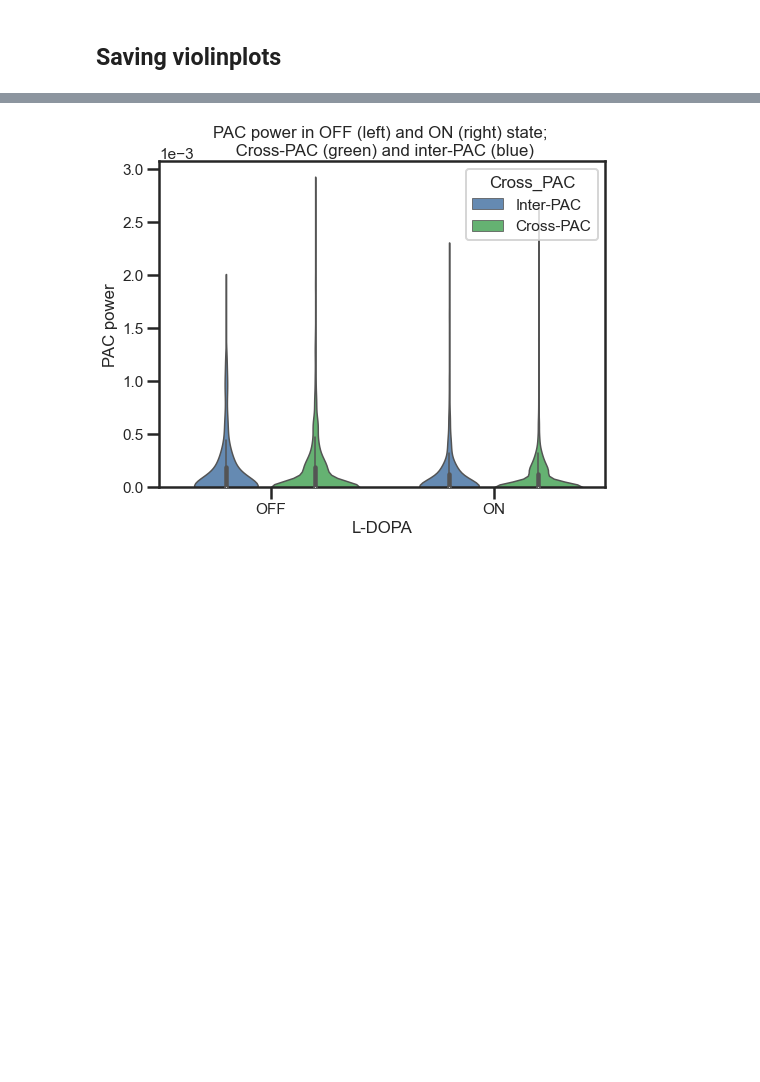
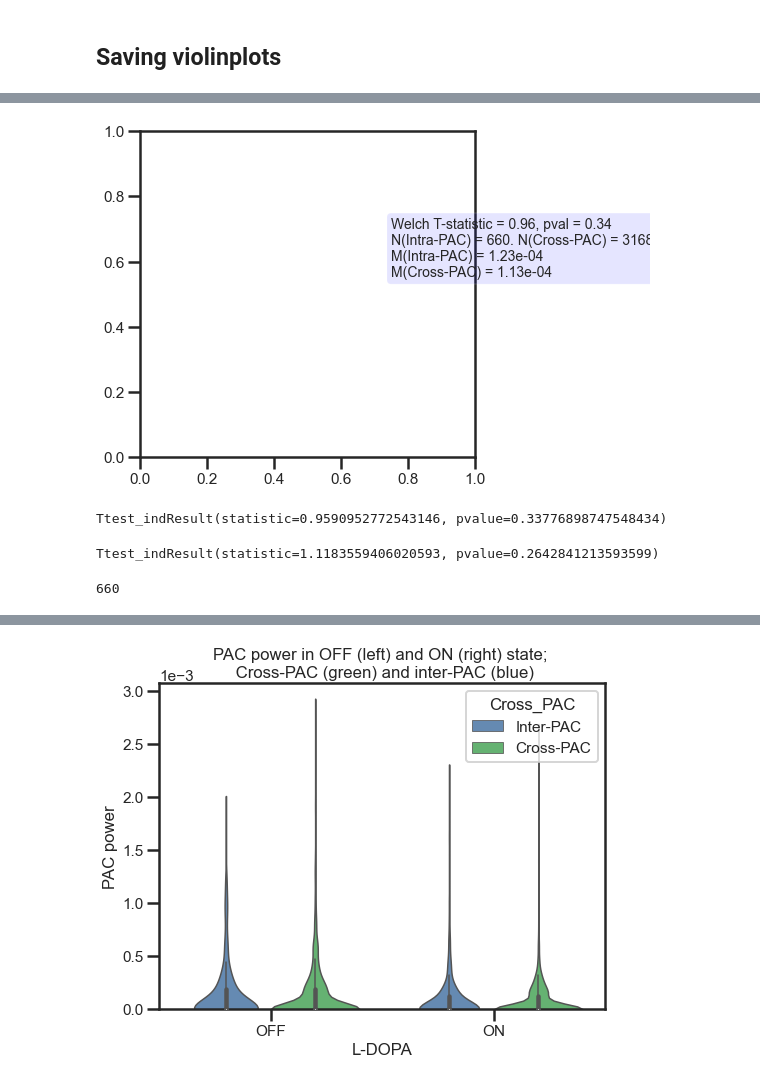
Before and after one commit to atimcenko/pac, a Jupyter notebook: dev_pac_comparison.ipynb, the cells around one changed output, grey strips where cells are left out. Saved outputs shown, nothing was run; the diff lists cells and outputs as text; code cells hidden in the pictures; blank space fills up the shorter version.

```diff
--- a/dev_pac_comparison.ipynb
+++ b/dev_pac_comparison.ipynb
@@ -68,0 +63,17 @@ plt.savefig(os.path.join(save_path, 'Violin_OFF vs ON.png'), dpi=150)
+# %%
+plt.figure(figsize=(6, 6))
+
+stat, pvalue = stats.ttest_ind(x, y, equal_var=False)
+stat_result = f"Welch T-statistic = {stat:.2f}, pval = {pvalue:.2f} \nN(Intra-PAC) = {len(x)}. N(Cross-PAC) = {len(y)}\nM(Intra-PAC) = {x.mean():.2e} \nM(Cross-PAC) = {y.mean():.2e}"
+plt.text(0.5, 0.5, s=stat_result, fontsize=14, bbox=dict(boxstyle="round", facecolor='blue', alpha=0.1, ), transform=ax.transAxes)
+plt.savefig(os.path.join(save_path, 'Violin_Cross vs Intra STAT RESULT.png'), dpi=200)
+# %% [output]
+[figure, added]
+# %%
+x = np.array(df['pac_power_p2'][df.is_cross_pac == 0])
+y = np.array(df['pac_power_p2'][df.is_cross_pac == 1])
+stat = stats.ttest_ind(x, y, equal_var=False)
+stat_result = f"Welch T-statistic = {stat:.1e}, pval = {pvalue:.1e}, N(Intra-PAC) = {len(x)}. M(Cross-PAC) = {len(y)}\n M(Intra-PAC) = {x.mean():.2e} \n M(Cross-PAC) = {y.mean():.2e}"
+plt.text(0.9, 0.9, s=stat_result, bbox=dict(boxstyle="round", facecolor='blue', alpha=0.2, ), transform=ax.transAxes)
+# %% [output]
+Ttest_indResult(statistic=0.9590952772543146, pvalue=0.33776898747548434)
@@ -68,0 +83,8 @@ plt.savefig(os.path.join(save_path, 'Violin_OFF vs ON.png'), dpi=150)
+# %%
+stats.ttest_ind(x_nonzero, y_nonzero, equal_var=False)
+# %% [output]
+Ttest_indResult(statistic=1.1183559406020593, pvalue=0.2642841213593599)
+# %%
+len(x)
+# %% [output]
+660
```
Also changed, not shown: parts of 29 cells of this notebook, 5 other files.
